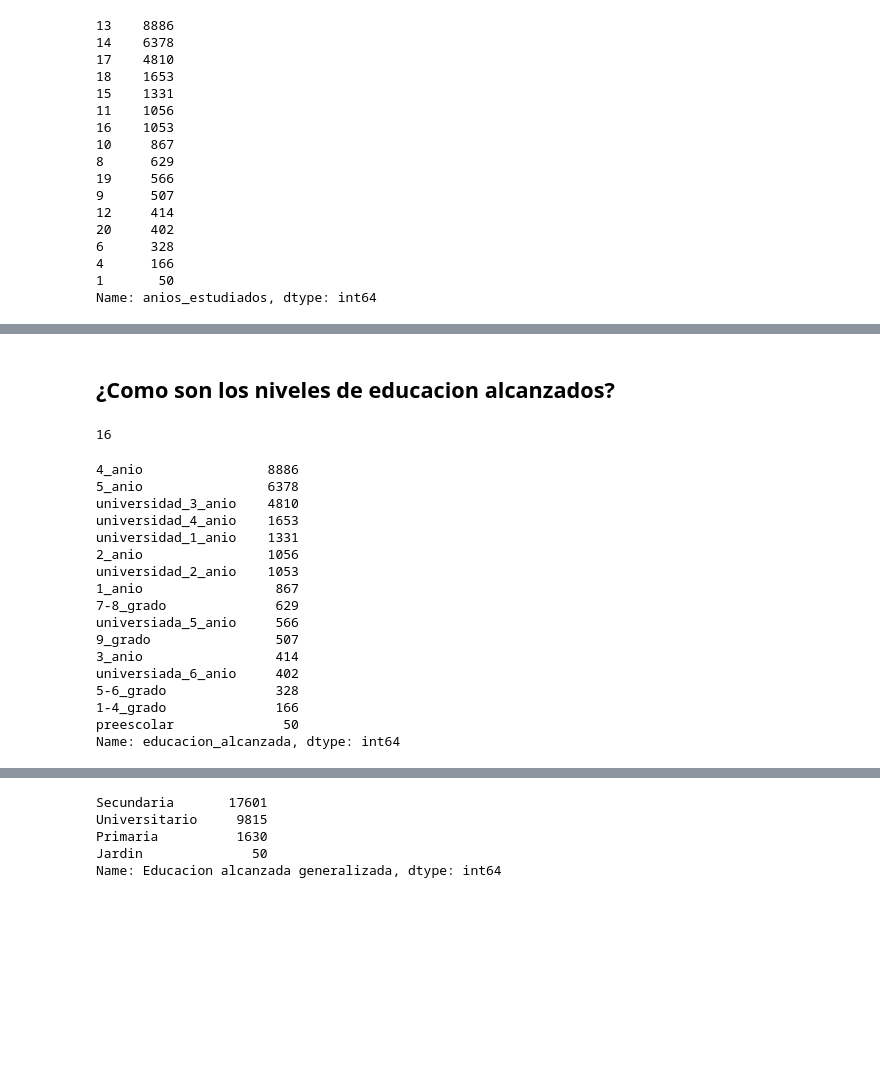
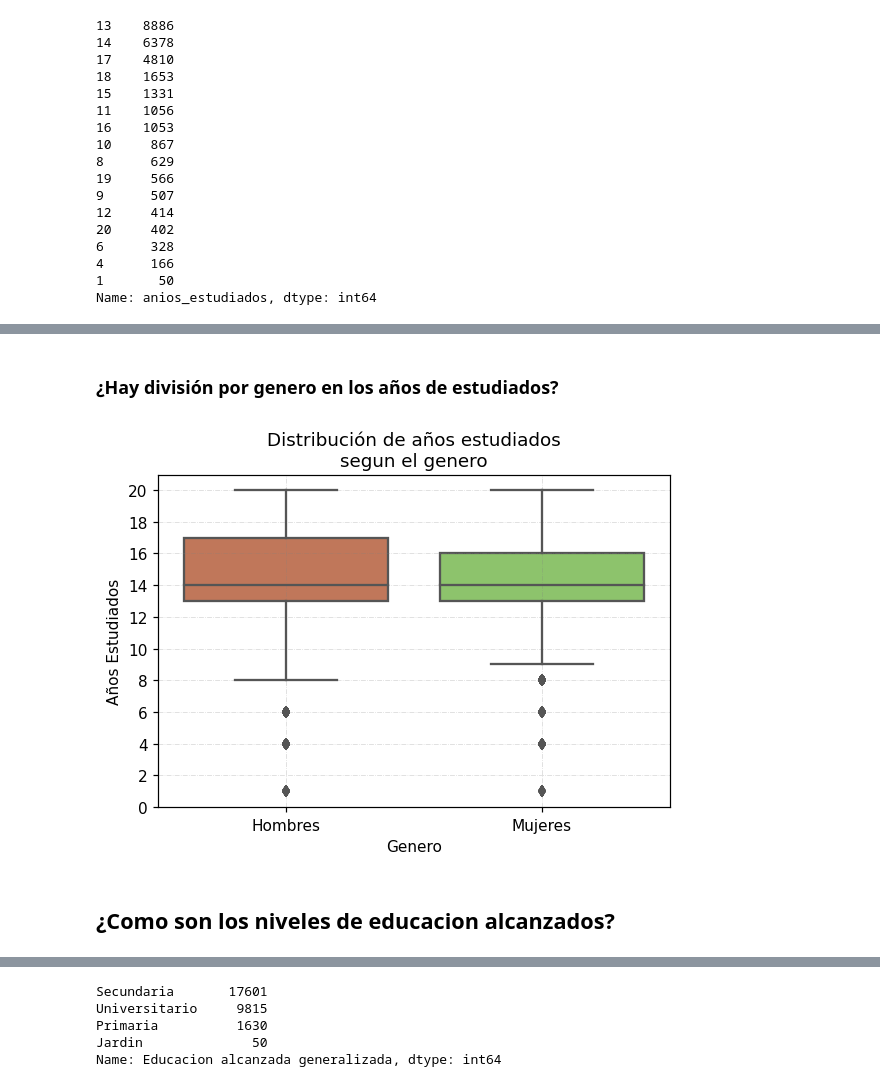
Before and after one commit to fjpacheco/machine-learning, a Jupyter notebook: preguntas_randoms.ipynb, the cells around one changed output, grey strips where cells are left out. Cells and saved outputs as stored; diff of their text form; code cells hidden in the pictures; blank space fills up the shorter version.

```diff
--- a/preguntas_randoms.ipynb
+++ b/preguntas_randoms.ipynb
@@ -646,29 +661,26 @@ plt.show()
+# %% [markdown]
+### ¿Hay división por genero en los años de estudiados?
+# %%
+fig, ax = plt.subplots(dpi=110)
+
+plt.title("Distribución de años estudiados\nsegun el genero")
+sns.boxplot(
+    data=df,
+    y='anios_estudiados',
+    x='genero',
+    palette=['#D17049', "#89D15E"]
+)
+plt.ylabel("Años Estudiados")
+plt.xlabel("Genero")
+plt.xticks([False, True], ["Hombres", "Mujeres"])
+plt.yticks(np.arange(0,21, 2))
+plt.grid(b = True, color ='grey', linestyle ='-.', linewidth = 0.5, alpha = 0.3)
+
+plt.show()
+# %% [output]
+[figure, added]
 # %% [markdown]
 ## ¿Como son los niveles de educacion alcanzados?
-# %%
-df.educacion_alcanzada.nunique()
-# %% [output]
-16
-# %%
-df.educacion_alcanzada.value_counts()
-# %% [output]
-4_anio                8886
-5_anio                6378
-universidad_3_anio    4810
-universidad_4_anio    1653
-universidad_1_anio    1331
-2_anio                1056
-universidad_2_anio    1053
-1_anio                 867
-7-8_grado              629
-universiada_5_anio     566
-9_grado                507
-3_anio                 414
-universiada_6_anio     402
-5-6_grado              328
-1-4_grado              166
-preescolar              50
-Name: educacion_alcanzada, dtype: int64
 # %%
 plt.figure(dpi=110)
 sns.countplot(
```
Also changed, not shown: parts of 44 cells of this notebook.
